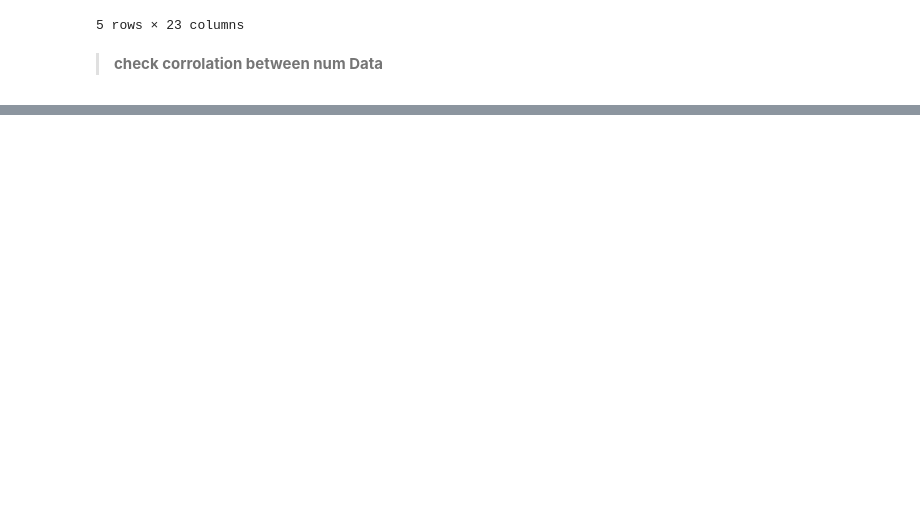
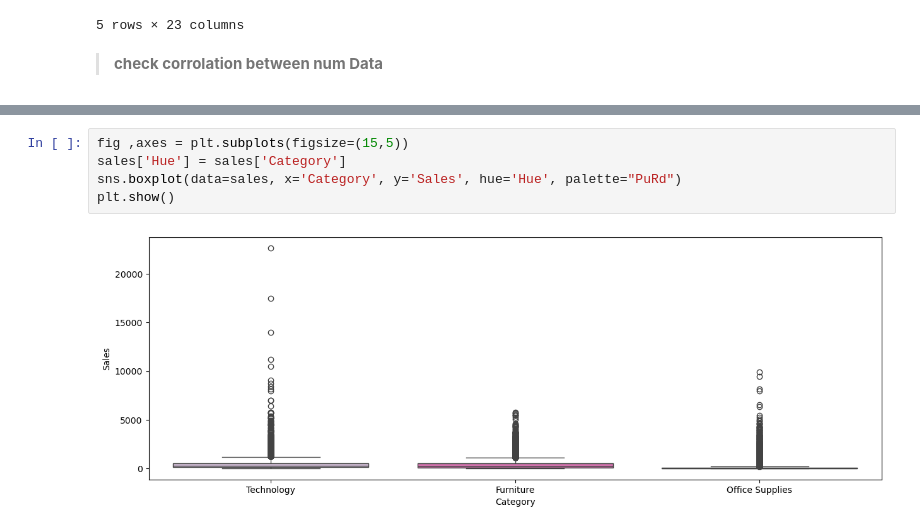
Before and after one commit to MohamedElbadawy1/Sales-and-Demand-Forecasting, a Jupyter notebook: SalesForecasting.ipynb, the cells around one changed output, grey strips where cells are left out. Drawn from its saved outputs; the diff is of its cells as text; blank space fills up the shorter version.

```diff
--- a/SalesForecasting.ipynb
+++ b/SalesForecasting.ipynb
@@ -878,2 +885,9 @@ plt.show()
+# %%
+fig ,axes = plt.subplots(figsize=(15,5))
+sales['Hue'] = sales['Category']
+sns.boxplot(data=sales, x='Category', y='Sales', hue='Hue', palette="PuRd")
+plt.show()
+# %% [output]
+[figure, added]
 # %%
 sales = sales.sort_values(by='Order Date')
```
Also changed, not shown: parts of 69 cells of this notebook.
